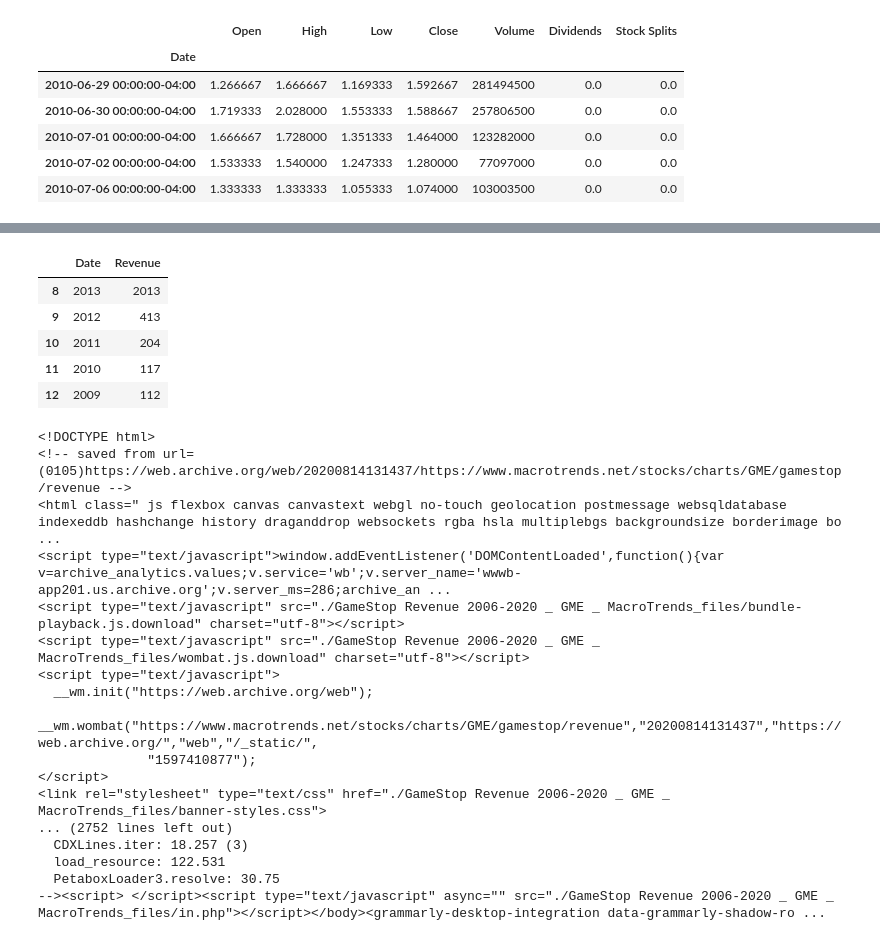
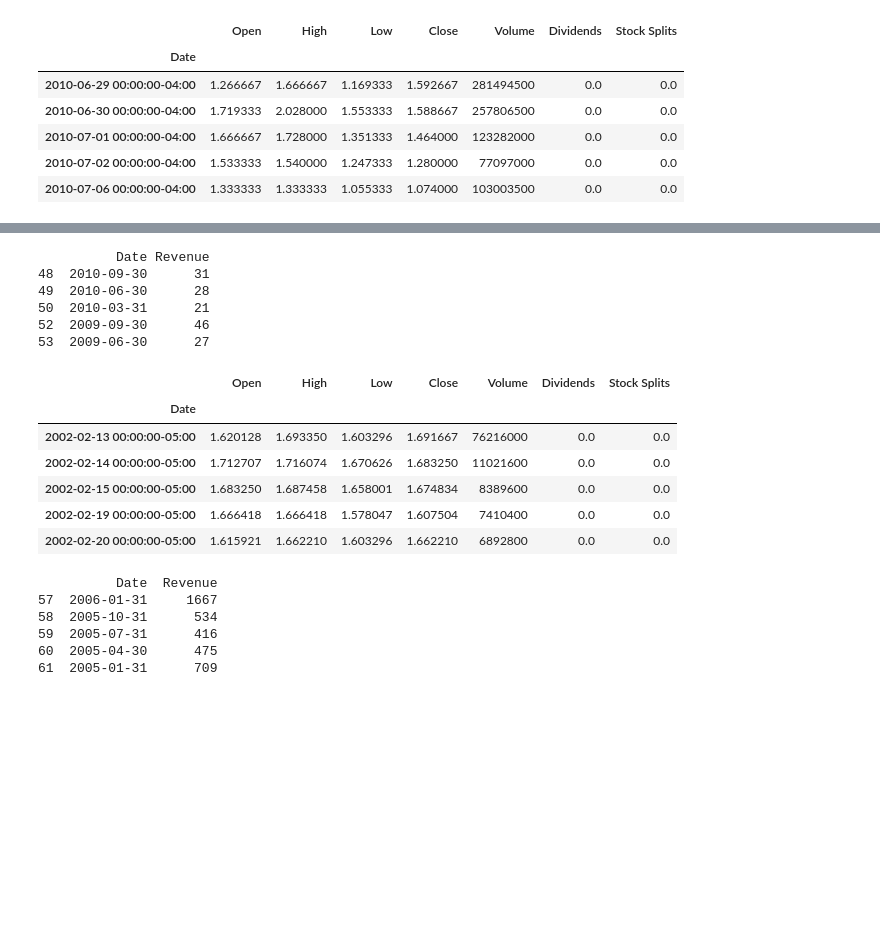
Before and after one commit to LeandroEscobarO/Proyecto-python, a Jupyter notebook: Proyecto_pyhton_para_ciencia_de_datos.ipynb, the cells around one changed output, grey strips where cells are left out. Cells and saved outputs as stored; diff of their text form; code cells hidden in the pictures; blank space fills up the shorter version.

```diff
--- a/Proyecto_pyhton_para_ciencia_de_datos.ipynb
+++ b/Proyecto_pyhton_para_ciencia_de_datos.ipynb
@@ -54,32 +20,52 @@ for row in soap.find("tbody").find_all('tr'):
-# %%
-tesla_revenue.tail()
-# %% [output]
-|  | Date | Revenue |
-| 8 | 2013 | 2013 |
-| 9 | 2012 | 413 |
-| 10 | 2011 | 204 |
-| 11 | 2010 | 117 |
-| 12 | 2009 | 112 |
+# %%
+url = "https://cf-courses-data.s3.us.cloud-object-storage.appdomain.cloud/IBMDeveloperSkillsNetwork-PY0220EN-SkillsNetwork/labs/project/revenue.htm"
+response = requests.get(url)
+soup = BeautifulSoup(response.text, 'html.parser')
+rows = soup.find_all("tbody")[1].find_all("tr")
+data = [
+    (row.find_all("td")[0].text.strip(), row.find_all("td")[1].text.strip())
+    for row in rows if len(row.find_all("td")) == 2
+]
+tesla_revenue = pd.DataFrame(data, columns=["Date", "Revenue"])
+
+tesla_revenue["Revenue"] = tesla_revenue["Revenue"].str.replace(r",|\$", "", regex=True)
+tesla_revenue = tesla_revenue[tesla_revenue["Revenue"] != ""].dropna()
+
+print(tesla_revenue.tail())
+# %% [output]
+          Date Revenue
+48  2010-09-30      31
+49  2010-06-30      28
+50  2010-03-31      21
+52  2009-09-30      46
+53  2009-06-30      27
+# %%
+gamestop_data = yf.Ticker("GME")
+gamestop_data_history = gamestop_data.history(period="max")
+gamestop_data_history.head(5)
+# %% [output]
+|  | Open | High | Low | Close | Volume | Dividends | Stock Splits |
+| Date |  |  |  |  |  |  |  |
+| 2002-02-13 00:00:00-05:00 | 1.620128 | 1.693350 | 1.603296 | 1.691667 | 76216000 | 0.0 | 0.0 |
+| 2002-02-14 00:00:00-05:00 | 1.712707 | 1.716074 | 1.670626 | 1.683250 | 11021600 | 0.0 | 0.0 |
+| 2002-02-15 00:00:00-05:00 | 1.683250 | 1.687458 | 1.658001 | 1.674834 | 8389600 | 0.0 | 0.0 |
+| 2002-02-19 00:00:00-05:00 | 1.666418 | 1.666418 | 1.578047 | 1.607504 | 7410400 | 0.0 | 0.0 |
+| 2002-02-20 00:00:00-05:00 | 1.615921 | 1.662210 | 1.603296 | 1.662210 | 6892800 | 0.0 | 0.0 |
 # %%
 url = "https://cf-courses-data.s3.us.cloud-object-storage.appdomain.cloud/IBMDeveloperSkillsNetwork-PY0220EN-SkillsNetwork/labs/project/stock.html"
+response = requests.get(url)
+html_data_2 = response.text
+soup = BeautifulSoup(html_data_2, 'html.parser')
+table = soup.find_all("table")[1]
+gme_revenue = pd.read_html(str(table))[0]
+gme_revenue.columns = ["Date", "Revenue"]
+gme_revenue["Revenue"] = gme_revenue["Revenue"].replace({'\$': '', ',': ''}, regex=True)
+gme_revenue["Revenue"] = pd.to_numeric(gme_revenue["Revenue"], errors="coerce")
+print(gme_revenue.tail())
+# %% [output]
+          Date  Revenue
+57  2006-01-31     1667
+58  2005-10-31      534
+59  2005-07-31      416
+60  2005-04-30      475
+61  2005-01-31      709
-# %%
-data = requests.get(url).text
-print(data)
-# %% [output]
-<!DOCTYPE html>
-<!-- saved from url=(0105)https://web.archive.org/web/20200814131437/https://www.macrotrends.net/stocks/charts/GME/gamestop/revenue -->
-<html class=" js flexbox canvas canvastext webgl no-touch geolocation postmessage websqldatabase indexeddb hashchange history draganddrop websockets rgba hsla multiplebgs backgroundsize borderimage bo ...
-<script type="text/javascript">window.addEventListener('DOMContentLoaded',function(){var v=archive_analytics.values;v.service='wb';v.server_name='wwwb-app201.us.archive.org';v.server_ms=286;archive_an ...
-<script type="text/javascript" src="./GameStop Revenue 2006-2020 _ GME _ MacroTrends_files/bundle-playback.js.download" charset="utf-8"></script>
-<script type="text/javascript" src="./GameStop Revenue 2006-2020 _ GME _ MacroTrends_files/wombat.js.download" charset="utf-8"></script>
-<script type="text/javascript">
-  __wm.init("https://web.archive.org/web");
-  __wm.wombat("https://www.macrotrends.net/stocks/charts/GME/gamestop/revenue","20200814131437","https://web.archive.org/","web","/_static/",
-              "1597410877");
-</script>
-<link rel="stylesheet" type="text/css" href="./GameStop Revenue 2006-2020 _ GME _ MacroTrends_files/banner-styles.css">
-... (2752 lines left out)
-  CDXLines.iter: 18.257 (3)
-  load_resource: 122.531
-  PetaboxLoader3.resolve: 30.75
---><script> </script><script type="text/javascript" async="" src="./GameStop Revenue 2006-2020 _ GME _ MacroTrends_files/in.php"></script></body><grammarly-desktop-integration data-grammarly-shadow-ro ...
```
Also changed, not shown: parts of 20 cells of this notebook.
